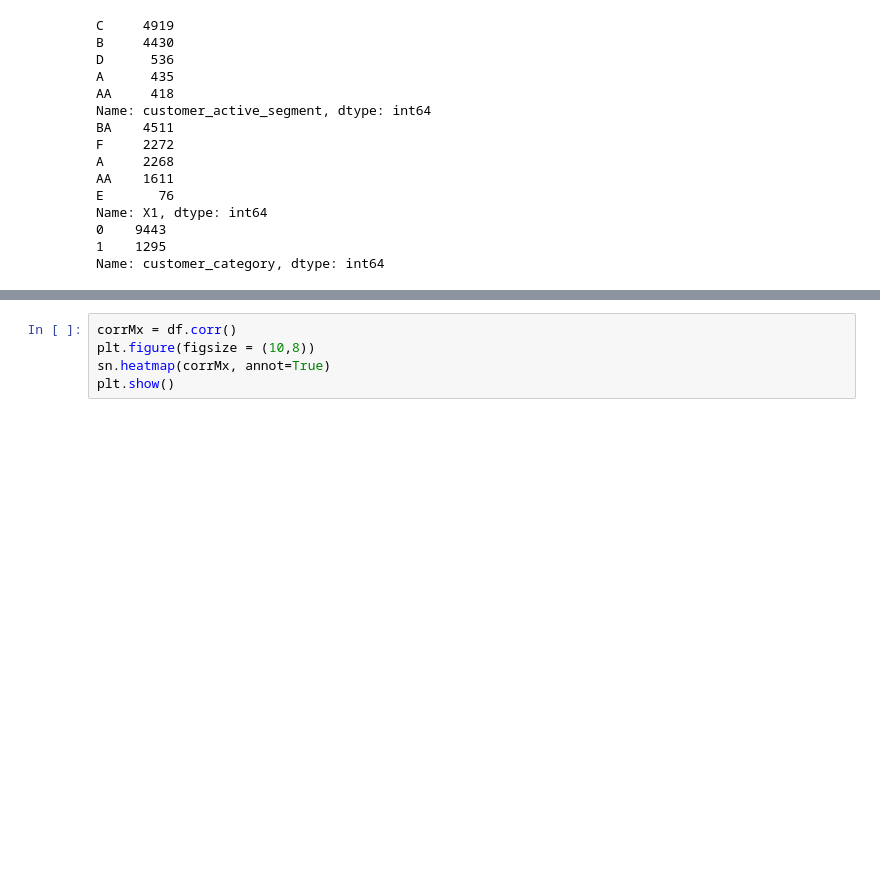
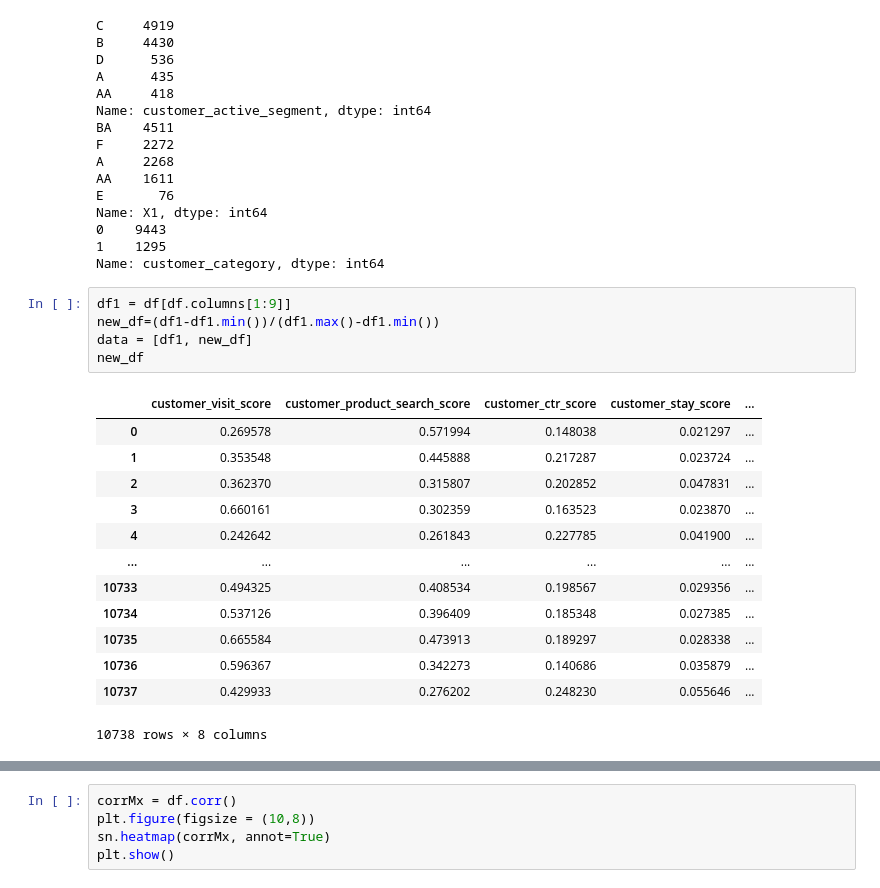
Before and after one commit to rnd4u-org/2021-knu-classif, a Jupyter notebook: Data Visualization.ipynb, the cells around one changed output, grey strips where cells are left out. Drawn from its saved outputs; the diff is of its cells as text; blank space fills up the shorter version.

```diff
--- a/Data Visualization.ipynb
+++ b/Data Visualization.ipynb
@@ -138,4 +140,23 @@ Name: X1, dtype: int64
 0    9443
 1    1295
 Name: customer_category, dtype: int64
+# %%
+df1 = df[df.columns[1:9]]
+new_df=(df1-df1.min())/(df1.max()-df1.min())
+data = [df1, new_df]
+new_df
+# %% [output]
+|  | customer_visit_score | customer_product_search_score | customer_ctr_score | customer_stay_score | ... |
+| 0 | 0.269578 | 0.571994 | 0.148038 | 0.021297 | ... |
+| 1 | 0.353548 | 0.445888 | 0.217287 | 0.023724 | ... |
+| 2 | 0.362370 | 0.315807 | 0.202852 | 0.047831 | ... |
+| 3 | 0.660161 | 0.302359 | 0.163523 | 0.023870 | ... |
+| 4 | 0.242642 | 0.261843 | 0.227785 | 0.041900 | ... |
+| ... | ... | ... | ... | ... | ... |
+| 10733 | 0.494325 | 0.408534 | 0.198567 | 0.029356 | ... |
+| 10734 | 0.537126 | 0.396409 | 0.185348 | 0.027385 | ... |
+| 10735 | 0.665584 | 0.473913 | 0.189297 | 0.028338 | ... |
+| 10736 | 0.596367 | 0.342273 | 0.140686 | 0.035879 | ... |
+| 10737 | 0.429933 | 0.276202 | 0.248230 | 0.055646 | ... |
+10738 rows × 8 columns
 # %%
```
Also changed, not shown: parts of 2 cells of this notebook.
